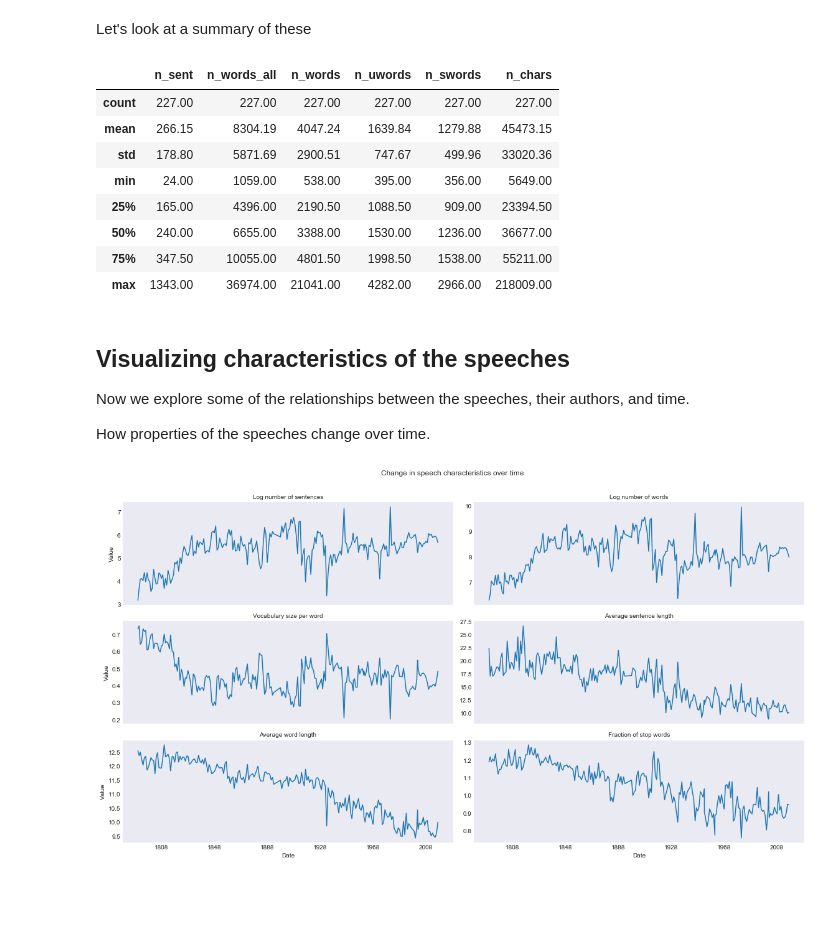
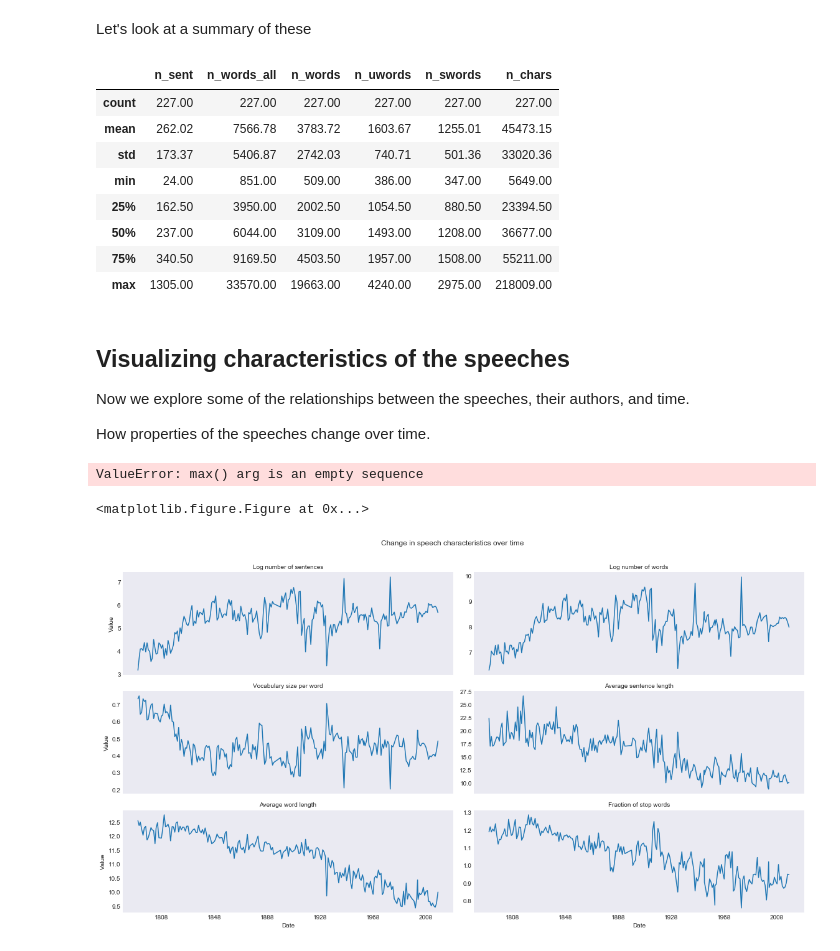
Before and after one commit to jacobakh/StateofUnionSpeechs, a Jupyter notebook: state_of_the_union_analysis-p2.ipynb, the cells around one changed output. Saved outputs shown, nothing was run; the diff lists cells and outputs as text; code cells hidden in the pictures; blank space fills up the shorter version.

```diff
--- a/state_of_the_union_analysis-p2.ipynb
+++ b/state_of_the_union_analysis-p2.ipynb
@@ -253,4 +235,9 @@ def get_uq_stemmed_words(clean_tokens):
 '''Returns the length set of unique, stemmed words.'''
 def n_swords(stem_words_set):
     return len(stem_words_set)
+
+'''Returns the number of all words, including stop words.'''
+def n_words_all(doc):
+    non_punctuation_words = [word for word in doc.split() if word not in list(punctuation)]
+    return n_words(non_punctuation_words)
 # %%
@@ -294,0 +268,26 @@ addresses.head()
+# %%
+'''Create empty columns with zeros on them in anticipation of new values.'''
+
+addresses_df['n_sent'] = pd.Series(np.zeros(len(addresses_df)), index=addresses_df.index)
+addresses_df['n_words_all'] = pd.Series(np.zeros(len(addresses_df)), index=addresses_df.index)
+addresses_df['n_words'] = pd.Series(np.zeros(len(addresses_df)), index=addresses_df.index)
+addresses_df['n_uwords'] = pd.Series(np.zeros(len(addresses_df)), index=addresses_df.index)
+addresses_df['n_swords'] = pd.Series(np.zeros(len(addresses_df)), index=addresses_df.index)
+addresses_df['n_chars'] = pd.Series(np.zeros(len(addresses_df)), index=addresses_df.index)
+# %%
+#WARNING: This cell takes a few minutes to run.
+
+all_uq_words = set()
+
+'''We make a first pass through the speeches text file to update the metadata in address_df
+and also to create a set of all unique words.
+Once this set of all unique words has been made, we can create a text matrix for each speech.'''
+with open('data/stateoftheunion1790-2017.txt', 'r') as speeches_txt:
+    txt_file_chunks = speeches_txt.read().split('***')
+
+    for index, row in addresses_df.iterrows():
+        raw_speech = txt_file_chunks[index + 1].lower()
+        speech_dict, speech_words_set = get_additional_speech_data(raw_speech)
+        all_uq_words.update(speech_words_set)
+        for key in speech_dict.keys():
+            addresses_df.set_value(index, key, speech_dict[key])
@@ -296,23 +304,29 @@ addresses.head()
 Let's look at a summary of these
 # %%
 pd.options.display.precision = 2
-addresses.describe()
+addresses_df.describe()
 # %% [output]
 |  | n_sent | n_words_all | n_words | n_uwords | n_swords | n_chars |
 | count | 227.00 | 227.00 | 227.00 | 227.00 | 227.00 | 227.00 |
-| mean | 266.15 | 8304.19 | 4047.24 | 1639.84 | 1279.88 | 45473.15 |
-| std | 178.80 | 5871.69 | 2900.51 | 747.67 | 499.96 | 33020.36 |
-| min | 24.00 | 1059.00 | 538.00 | 395.00 | 356.00 | 5649.00 |
-| 25% | 165.00 | 4396.00 | 2190.50 | 1088.50 | 909.00 | 23394.50 |
-| 50% | 240.00 | 6655.00 | 3388.00 | 1530.00 | 1236.00 | 36677.00 |
-| 75% | 347.50 | 10055.00 | 4801.50 | 1998.50 | 1538.00 | 55211.00 |
-| max | 1343.00 | 36974.00 | 21041.00 | 4282.00 | 2966.00 | 218009.00 |
+| mean | 262.02 | 7566.78 | 3783.72 | 1603.67 | 1255.01 | 45473.15 |
+| std | 173.37 | 5406.87 | 2742.03 | 740.71 | 501.36 | 33020.36 |
+| min | 24.00 | 851.00 | 509.00 | 386.00 | 347.00 | 5649.00 |
+| 25% | 162.50 | 3950.00 | 2002.50 | 1054.50 | 880.50 | 23394.50 |
+| 50% | 237.00 | 6044.00 | 3109.00 | 1493.00 | 1208.00 | 36677.00 |
+| 75% | 340.50 | 9169.50 | 4503.50 | 1957.00 | 1508.00 | 55211.00 |
+| max | 1305.00 | 33570.00 | 19663.00 | 4240.00 | 2975.00 | 218009.00 |
 # %% [markdown]
 ## Visualizing characteristics of the speeches
 
 Now we explore some of the relationships between the speeches, their authors, and time.
 
 How properties of the speeches change over time.
+# %%
+plt.tight_layout()
+fig = plt.figure(figs
+# %% [output]
+ValueError: max() arg is an empty sequence
+<matplotlib.figure.Figure at 0x...>
 # %%
 # Use Seaborn to provide a plot such as this, and discuss:
 plt.savefig("fig/speech_changes.png")
```
Also changed, not shown: parts of 5 cells of this notebook, 2 other files.
